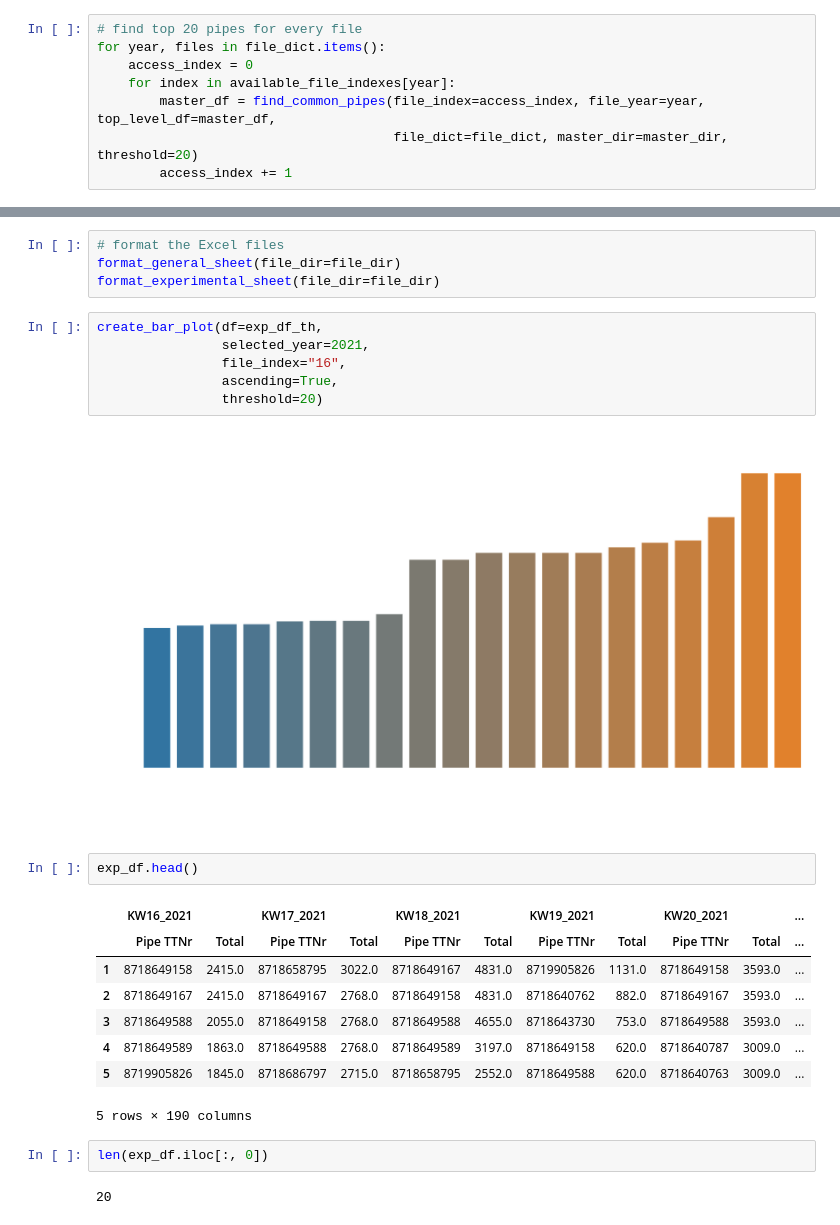
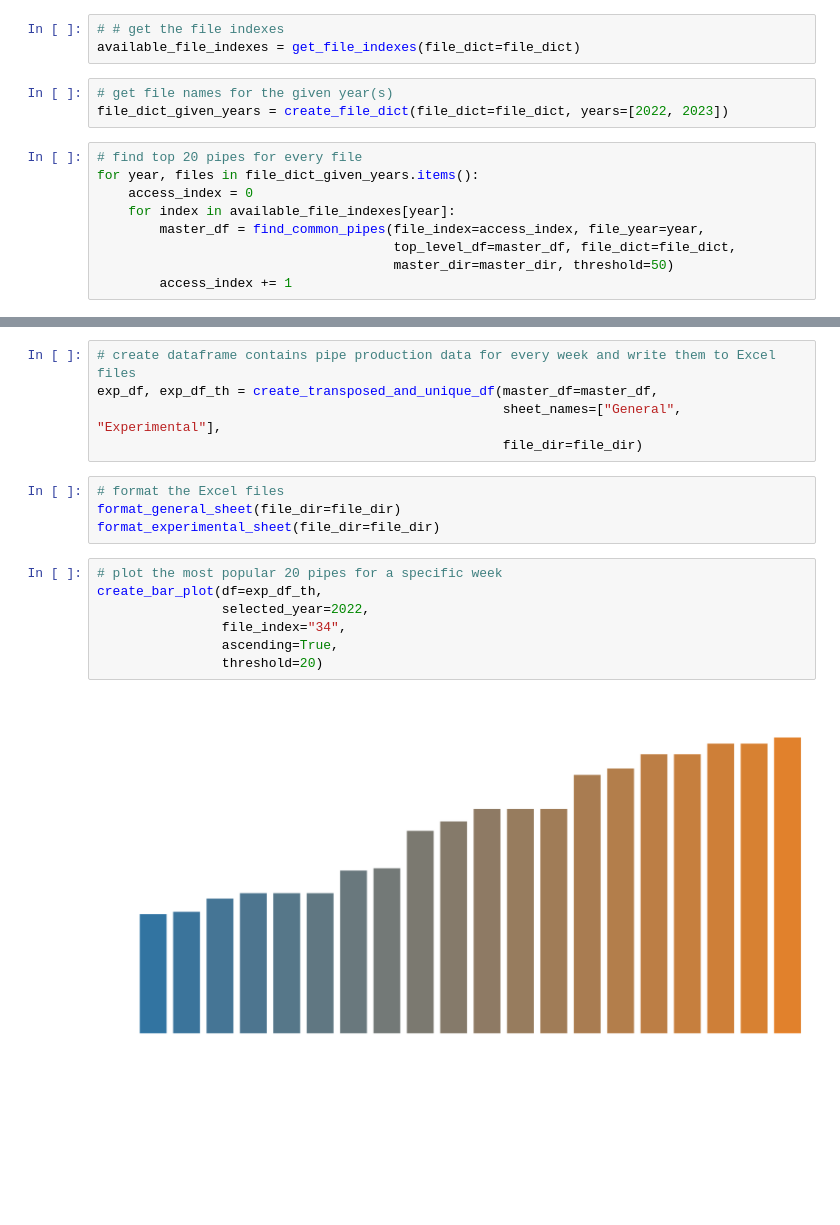
Before and after one commit to sahinozan/Bosch-Forecasting, a Jupyter notebook: stat.ipynb, the cells around one changed output, grey strips where cells are left out. Drawn from its saved outputs; the diff is of its cells as text; blank space fills up the shorter version.

Commit message:
Added: Analysis of top 20 pipes in time

```diff
--- a/stat.ipynb
+++ b/stat.ipynb
@@ -19,8 +15,15 @@ for year, files in file_dict.items():
+# %%
+# # get the file indexes
+available_file_indexes = get_file_indexes(file_dict=file_dict)
+# %%
+# get file names for the given year(s)
+file_dict_given_years = create_file_dict(file_dict=file_dict, years=[2022, 2023])
 # %%
 # find top 20 pipes for every file
-for year, files in file_dict.items():
+for year, files in file_dict_given_years.items():
     access_index = 0
     for index in available_file_indexes[year]:
-        master_df = find_common_pipes(file_index=access_index, file_year=year, top_level_df=master_df,
-                                      file_dict=file_dict, master_dir=master_dir, threshold=20)
+        master_df = find_common_pipes(file_index=access_index, file_year=year,
+                                      top_level_df=master_df, file_dict=file_dict,
+                                      master_dir=master_dir, threshold=50)
         access_index += 1
@@ -75,27 +30,18 @@ exp_df_th.columns = pd.MultiIndex.from_tuples(three_level_columns)
+# %%
+# create dataframe contains pipe production data for every week and write them to Excel files
+exp_df, exp_df_th = create_transposed_and_unique_df(master_df=master_df,
+                                                    sheet_names=["General", "Experimental"],
+                                                    file_dir=file_dir)
 # %%
 # format the Excel files
 format_general_sheet(file_dir=file_dir)
 format_experimental_sheet(file_dir=file_dir)
 # %%
+# plot the most popular 20 pipes for a specific week
 create_bar_plot(df=exp_df_th,
-                selected_year=2021,
-                file_index="16",
+                selected_year=2022,
+                file_index="34",
                 ascending=True,
                 threshold=20)
 # %% [output]
-[figure, old version]
+[figure, new version]
-# %%
-exp_df.head()
-# %% [output]
-|  | KW16_2021 |  | KW17_2021 |  | KW18_2021 |  | KW19_2021 |  | KW20_2021 |  | ... |
-|  | Pipe TTNr | Total | Pipe TTNr | Total | Pipe TTNr | Total | Pipe TTNr | Total | Pipe TTNr | Total | ... |
-| 1 | 8718649158 | 2415.0 | 8718658795 | 3022.0 | 8718649167 | 4831.0 | 8719905826 | 1131.0 | 8718649158 | 3593.0 | ... |
-| 2 | 8718649167 | 2415.0 | 8718649167 | 2768.0 | 8718649158 | 4831.0 | 8718640762 | 882.0 | 8718649167 | 3593.0 | ... |
-| 3 | 8718649588 | 2055.0 | 8718649158 | 2768.0 | 8718649588 | 4655.0 | 8718643730 | 753.0 | 8718649588 | 3593.0 | ... |
-| 4 | 8718649589 | 1863.0 | 8718649588 | 2768.0 | 8718649589 | 3197.0 | 8718649158 | 620.0 | 8718640787 | 3009.0 | ... |
-| 5 | 8719905826 | 1845.0 | 8718686797 | 2715.0 | 8718658795 | 2552.0 | 8718649588 | 620.0 | 8718640763 | 3009.0 | ... |
-5 rows × 190 columns
-# %%
-len(exp_df.iloc[:, 0])
-# %% [output]
-20
```
Also changed, not shown: parts of 36 cells of this notebook, 1 other file.
